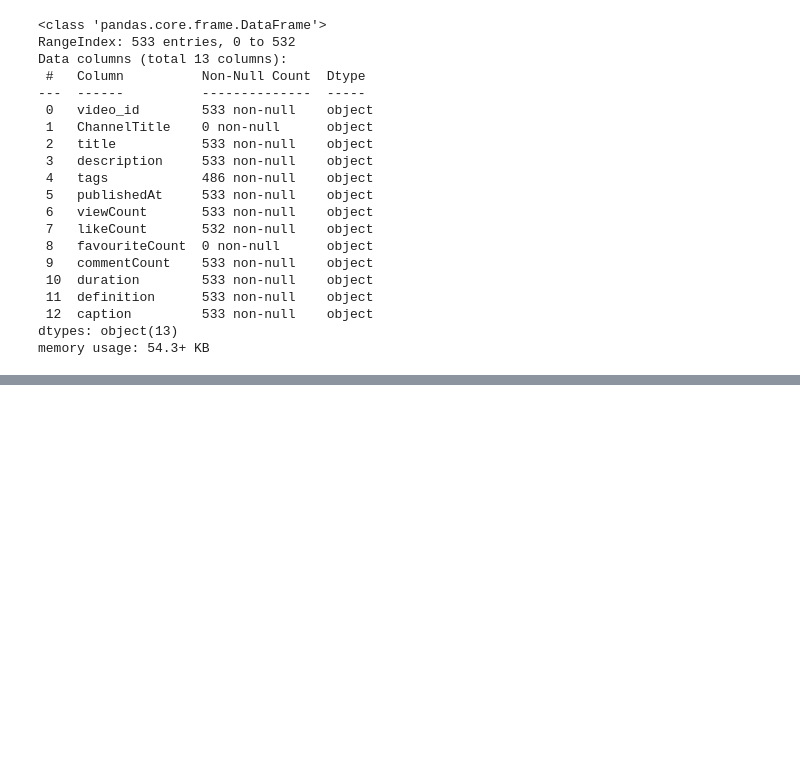
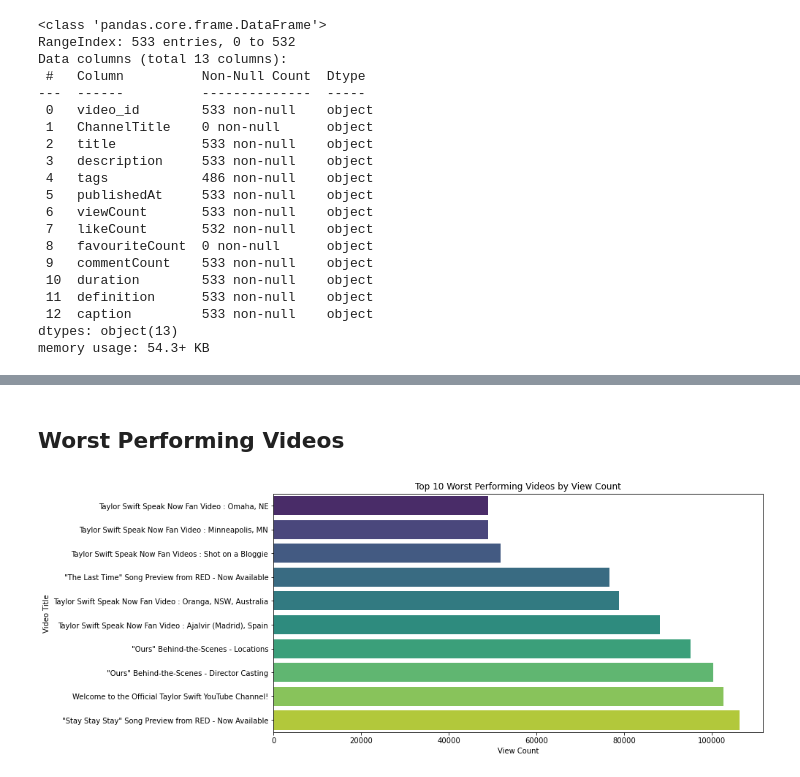
Before and after one commit to Keerthana-Allam/YouTube-API-Project, a Jupyter notebook: main.ipynb, the cells around one changed output, grey strips where cells are left out. Cells and saved outputs as stored; diff of their text form; code cells hidden in the pictures; blank space fills up the shorter version.

```diff
--- a/main.ipynb
+++ b/main.ipynb
@@ -199,6 +202,8 @@ memory usage: 54.3+ KB
 # %%
 numeric_columns = ['viewCount', 'likeCount', 'favouriteCount','commentCount']
 video_df[numeric_columns]= video_df[numeric_columns].apply(pd.to_numeric, errors = 'coerce', axis = 1)
+# %%
+filtered_videos = video_df[video_df['viewCount']>0]
 # %%
 # Converting duration into seconds
 
@@ -234,0 +257,13 @@ video_df.head()
+# %% [markdown]
+## Worst Performing Videos
+# %%
+
+top_videos = filtered_videos.sort_values(by= 'viewCount', ascending=True).head(10)
+plt.figure(figsize=(12, 6))
+sns.barplot(x='viewCount', y='title', data=top_videos, palette='viridis')
+plt.xlabel('View Count')
+plt.ylabel('Video Title')
+plt.title('Top 10 Worst Performing Videos by View Count')
+plt.show()
+# %% [output]
+[figure, added]
```
Also changed, not shown: parts of 14 cells of this notebook.
